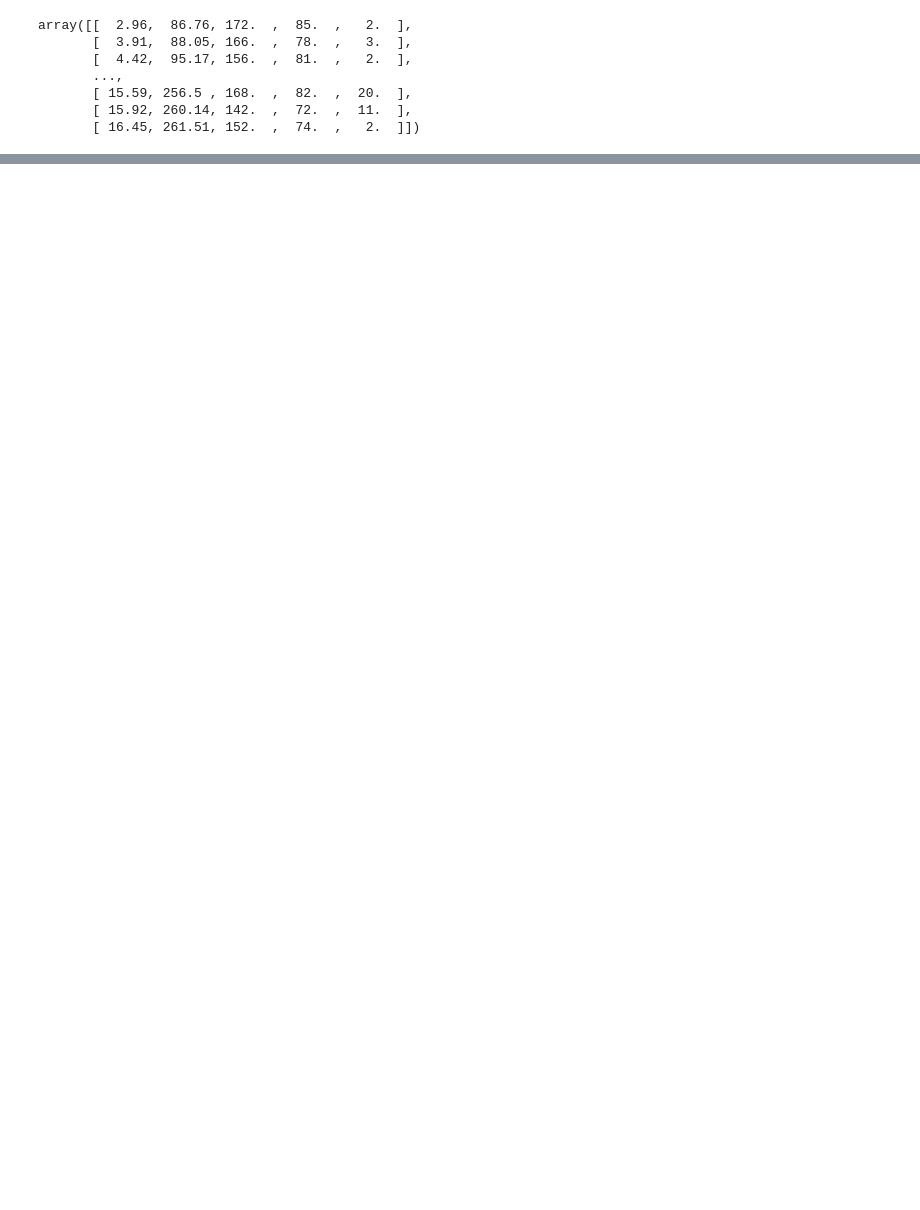
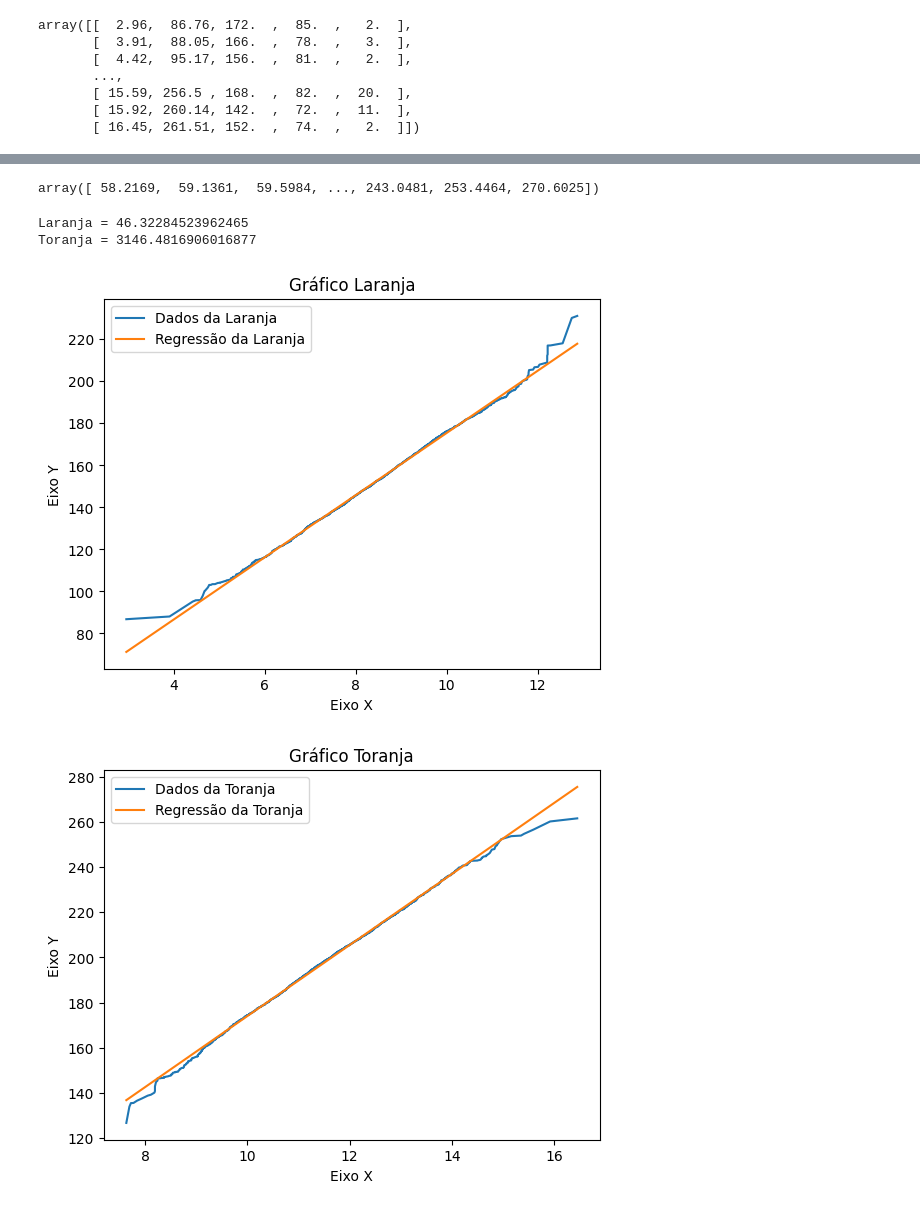
Before and after one commit to CarlosMota/alura-ds-numpy, a Jupyter notebook: oranges.ipynb, the cells around one changed output, grey strips where cells are left out. Cells and saved outputs as stored; diff of their text form; code cells hidden in the pictures; blank space fills up the shorter version.

Commit message:
feat: Performing operations between arrays; Calculating the norm between two arrays; Implementing linear regression.

```diff
--- a/oranges.ipynb
+++ b/oranges.ipynb
@@ -30,0 +47,56 @@ plt.legend(['laranja', 'toranja'])
+# %%
+Y_laranja = peso_laranja
+Y_toranja = peso_toranja
+X_laranja = diametro_laranja
+X_toranja = diametro_toranja
+n_laranja = np.size(Y_laranja)
+n_toranja = np.size(Y_toranja)
+# %%
+X_laranja**2
+X_toranja**2
+# %% [output]
+array([ 58.2169,  59.1361,  59.5984, ..., 243.0481, 253.4464, 270.6025])
+# %%
+def calculate_angular_coeficient(X,Y,n):
+    return (n*np.sum(X*Y) - np.sum(X)*np.sum(Y))/(n*np.sum(X**2) - np.sum(X)**2)
+
+a_laranja = calculate_angular_coeficient(X_laranja,Y_laranja,n_laranja)
+a_toranja = calculate_angular_coeficient(X_toranja,Y_toranja,n_toranja)
+# %%
+def calculate_linear_coeficient(X,Y,a):
+    return np.mean(Y)-a*np.mean(X)
+
+b_laranja = calculate_linear_coeficient(X_laranja,Y_laranja,a_laranja)
+b_toranja = calculate_linear_coeficient(X_toranja,Y_toranja,a_toranja)
+# %%
+def calculate_y(x,a,b):
+    return a*x+b
+
+def plot_linear_chart(x,y,a,b,fruit):
+
+    fig, ax = plt.subplots()
+
+    Y = calculate_y(x,a,b)
+
+    ax.plot(x, y, label=f'Dados da {fruit}')
+    ax.plot(x, Y, label=f'Regressão da {fruit}')
+
+    # Adicionar título, rótulos etc.
+    ax.set_title(f'Gráfico {fruit}')
+    ax.set_xlabel('Eixo X')
+    ax.set_ylabel('Eixo Y')
+    ax.legend()
+
+    # Mostrar o gráfico
+    plt.show()
+
+print(f'Laranja = {np.linalg.norm(Y_laranja-calculate_y(X_laranja,a_laranja,b_laranja))}')
+print(f'Toranja = {np.linalg.norm(Y_laranja-calculate_y(X_toranja,a_toranja,b_toranja))}')
+
+plot_linear_chart(X_laranja,Y_laranja,a_laranja,b_laranja,'Laranja')
+plot_linear_chart(X_toranja,Y_toranja,a_toranja,b_toranja,'Toranja')
+# %% [output]
+Laranja = 46.32284523962465
+Toranja = 3146.4816906016877
+[figure, added]
+[figure, added]
```
Also changed, not shown: parts of 6 cells of this notebook, 1 other file.
